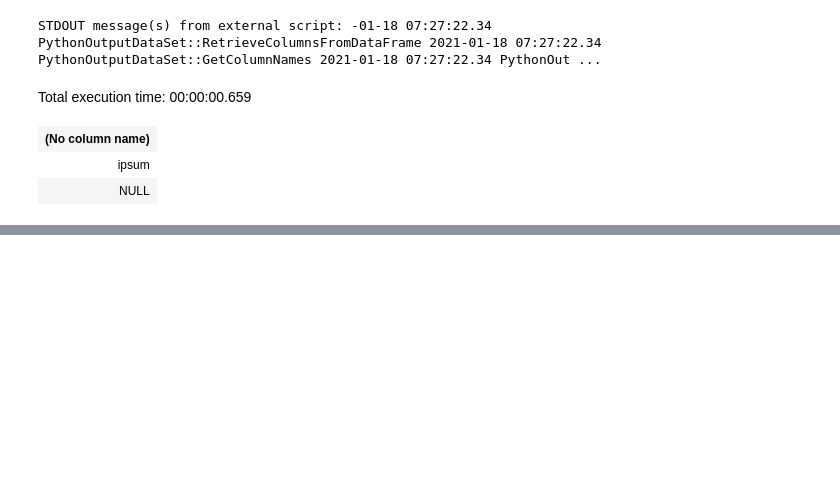
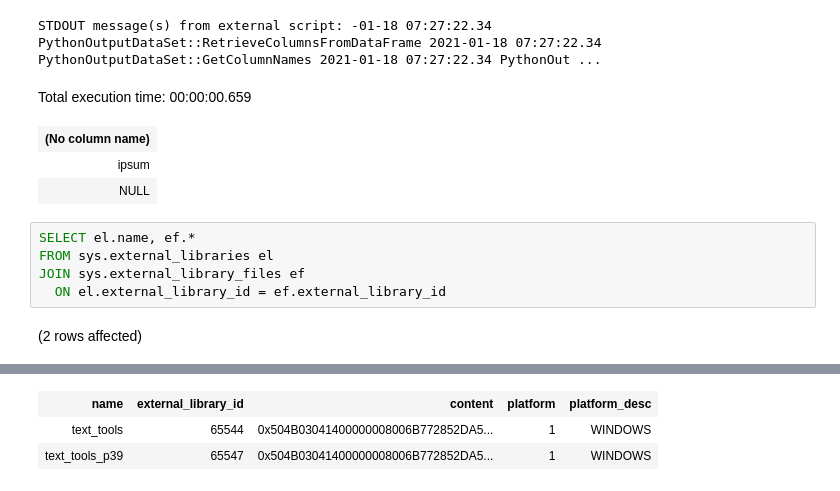
Before and after one commit to nielsberglund/nielsblogsource, a Jupyter notebook: _code/pythonhome/sql/ext-lib.ipynb, the cells around one changed output, grey strips where cells are left out. Saved outputs shown, nothing was run; the diff lists cells and outputs as text; blank space fills up the shorter version.

```diff
--- a/_code/pythonhome/sql/ext-lib.ipynb
+++ b/_code/pythonhome/sql/ext-lib.ipynb
@@ -381,3 +381,10 @@ Total execution time: 00:00:00.659
 | (No column name) |
 | ipsum |
 | NULL |
+# %%
+SELECT el.name, ef.*
+FROM sys.external_libraries el
+JOIN sys.external_library_files ef
+  ON el.external_library_id = ef.external_library_id
+# %% [output]
+(2 rows affected)
@@ -383,0 +392,3 @@ Total execution time: 00:00:00.659
+| name | external_library_id | content | platform | platform_desc |
+| text_tools | 65544 | 0x504B03041400000008006B772852DA5... | 1 | WINDOWS |
+| text_tools_p39 | 65547 | 0x504B03041400000008006B772852DA5... | 1 | WINDOWS |
```
Also changed, not shown: parts of 2 cells of this notebook, 3 other files.
